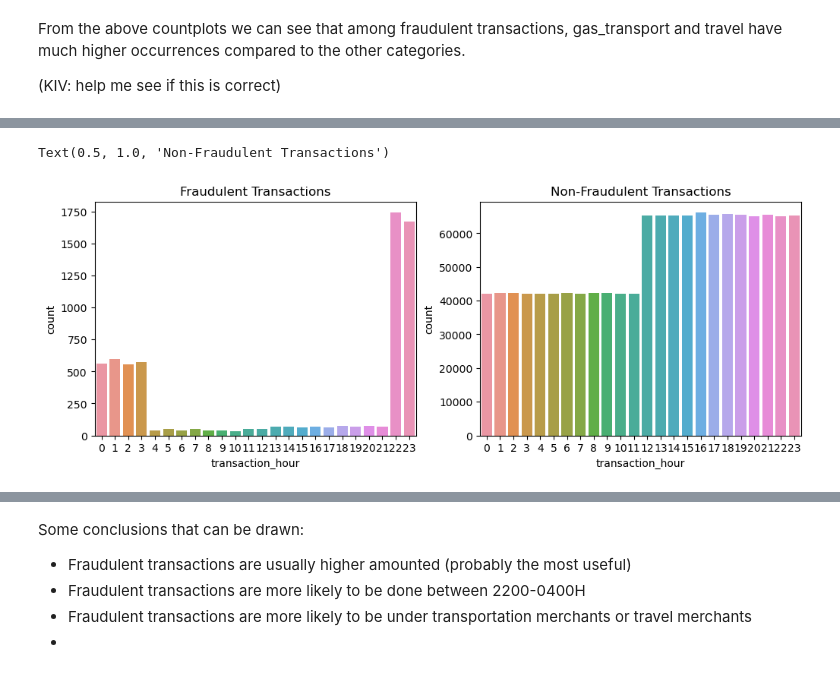
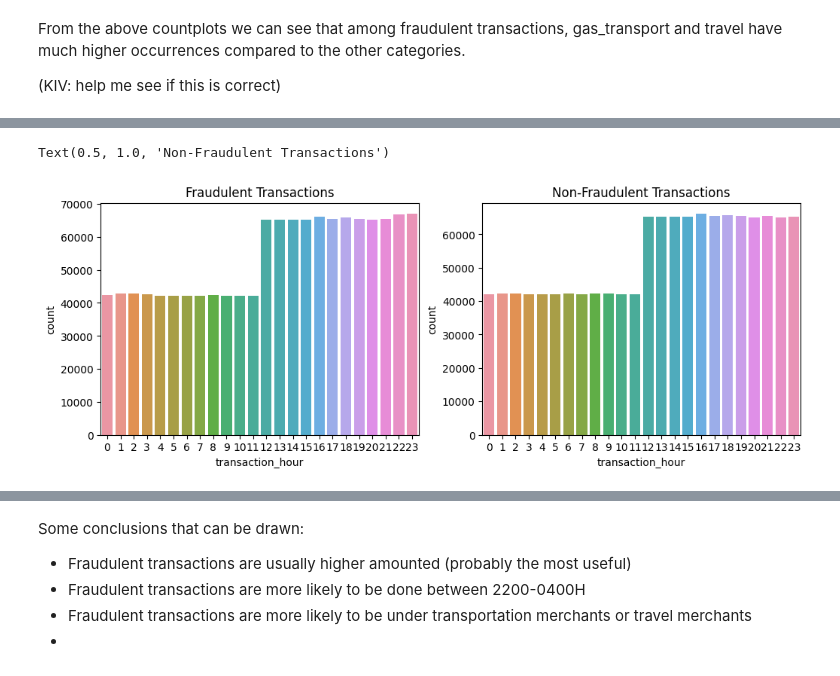
Before and after one commit to jwjwwjwj/BT4012, a Jupyter notebook: main.ipynb, the cells around one changed output, grey strips where cells are left out. Saved outputs shown, nothing was run; the diff lists cells and outputs as text; code cells hidden in the pictures.

```diff
--- a/main.ipynb
+++ b/main.ipynb
@@ -11,5 +11,5 @@ from scipy import stats
 # %% [markdown]
 ## Importing Data
 # %%
-old_train = pd.read_csv("/Users/matthewlyj/Desktop/BT4012/Group Project/fraudTrain.csv", index_col=0)
-old_test = pd.read_csv("/Users/matthewlyj/Desktop/BT4012/Group Project/fraudTest.csv", index_col=0)
+old_train = pd.read_csv("fraudTrain.csv", index_col=0)
+old_test = pd.read_csv("fraudTest.csv", index_col=0)
@@ -140,12 +182,12 @@ fig.suptitle("Amount vs Fraud Class")
 Text(0.5, 0.98, 'Amount vs Fraud Class')
 [figure]
 # %%
-fig, ax = plt.subplots()
+# fig, ax = plt.subplots()
 
-train['log_amt'] = np.log1p(train['amt']) # Use log(1+x) to handle cases where amount is 0
-sns.kdeplot(train[train["is_fraud"]==1]["log_amt"], fill=True, color="blue", label="Fraudulent", ax=ax)
-sns.kdeplot(train[train["is_fraud"]==0]["log_amt"], fill=True, color="green", label="Normal", ax=ax)
-ax.set_xlabel("Log(Amount)")
-ax.set_ylabel("Density")
+# train['log_amt'] = np.log1p(train['amt']) # Use log(1+x) to handle cases where amount is 0
+# sns.kdeplot(train[train["is_fraud"]==1]["log_amt"], fill=True, color="blue", label="Fraudulent", ax=ax)
+# sns.kdeplot(train[train["is_fraud"]==0]["log_amt"], fill=True, color="green", label="Normal", ax=ax)
+# ax.set_xlabel("Log(Amount)")
+# ax.set_ylabel("Density")
 
-fig.suptitle("Amount vs Fraud Class")
+# fig.suptitle("Amount vs Fraud Class")
@@ -323,3 +358,17 @@ Text(0.5, 1.0, 'Non-Fraudulent Transactions')
 From the above countplots we can see that among fraudulent transactions, gas_transport and travel have much higher occurrences compared to the other categories.
 
 (KIV: help me see if this is correct)
+# %%
+# One-hot encode 'category' and keep the original column
+category_dummies_train = pd.get_dummies(train['category'], prefix='category', dtype=int)
+train = pd.concat([train, category_dummies_train], axis=1)
+
+category_dummies_test = pd.get_dummies(test['category'], prefix='category', dtype=int)
+test = pd.concat([test, category_dummies_test], axis=1)
+
+# Assuming 'transaction_day_of_week' is a column derived from 'transaction_dt' indicating the day of the week
+day_of_week_dummies_train = pd.get_dummies(train['transaction_day_of_week'], dtype=int)
+train = pd.concat([train, day_of_week_dummies_train], axis=1)
+
+day_of_week_dummies_test = pd.get_dummies(test['transaction_day_of_week'], dtype=int)
+test = pd.concat([test, day_of_week_dummies_test], axis=1)
@@ -326,13 +395,10 @@ From the above countplots we can see that among fraudulent transactions, gas_tra
 # %%
-# sort by transaction time
 fig, axes = plt.subplots(1, 2, figsize=(12, 4))
-ax_fraudulent = sns.countplot(x="transaction_hour", data=train_fraudulent, ax=axes[0])
+ax_fraudulent = sns.countplot(x="transaction_hour", data=train, ax=axes[0])
 axes[0].set_title("Fraudulent Transactions")
 
 ax_non_fraudulent = sns.countplot(x="transaction_hour", data=train_non_fraudulent, ax=axes[1])
 axes[1].set_title("Non-Fraudulent Transactions")
-
-# combining both fraud and non-fraud gives similar countplots to just non-fraud itself
 # %% [output]
 Text(0.5, 1.0, 'Non-Fraudulent Transactions')
-[figure, old version]
+[figure, new version]
```
Also changed, not shown: parts of 28 cells of this notebook.
